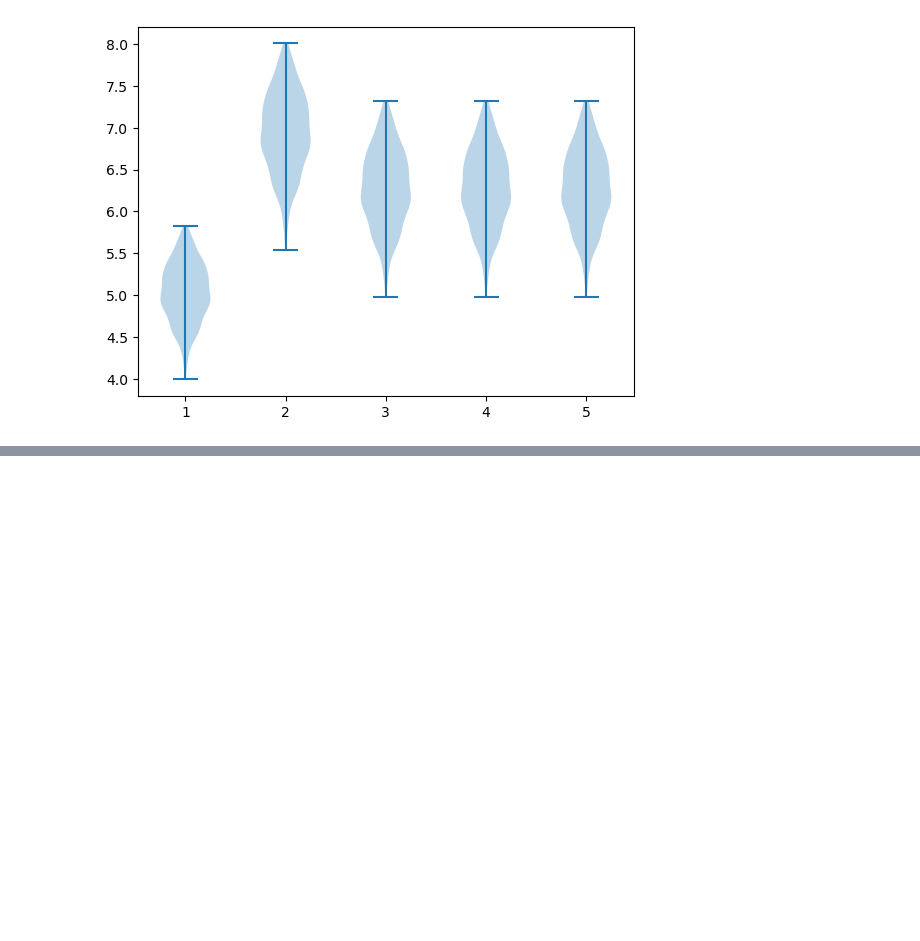
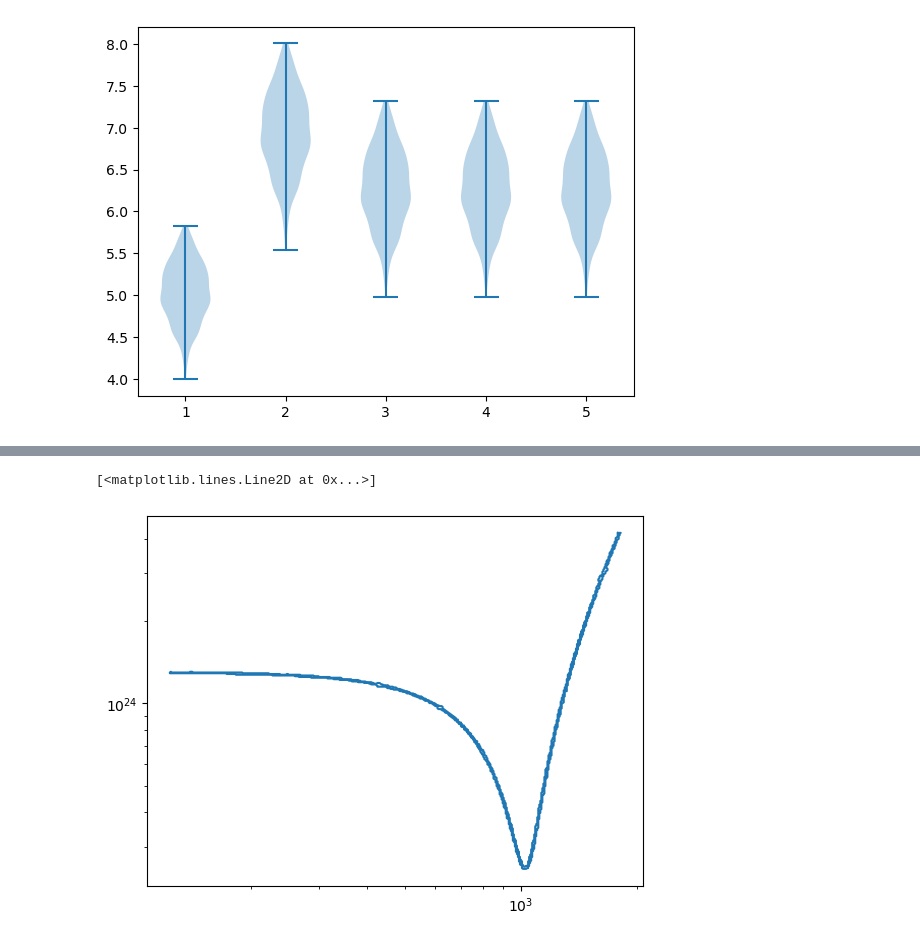
Before and after one commit to spencermagnall/realistic_eos_finite_temp, a Jupyter notebook: PMR_SNRS.ipynb, the cells around one changed output, grey strips where cells are left out. Saved outputs shown, nothing was run; the diff lists cells and outputs as text; code cells hidden in the pictures; blank space fills up the shorter version.

```diff
--- a/PMR_SNRS.ipynb
+++ b/PMR_SNRS.ipynb
@@ -597,0 +863,4 @@ plt.violinplot([SNRs,SNRs_CE_het,SNRs_CE_ET,SNRs_CE_ET_NEMO,SNRs_CE_ET_NEMO_A1])
+# %%
+import pandas as pd
+df =pd.read_csv('/Users/smag0001/Downloads/black_curve_data.csv')
+print(df)
@@ -597,0 +882,6 @@ plt.violinplot([SNRs,SNRs_CE_het,SNRs_CE_ET,SNRs_CE_ET_NEMO,SNRs_CE_ET_NEMO_A1])
+# %%
+#plt.ylim(1e-25,1e-24)
+plt.loglog(df['frequency_Hz'], 1/df['strain_sensitivity_1_per_sqrtHz'])
+# %% [output]
+[<matplotlib.lines.Line2D at 0x...>]
+[figure, added]
```
Also changed, not shown: parts of 14 cells of this notebook, 4 other files.
